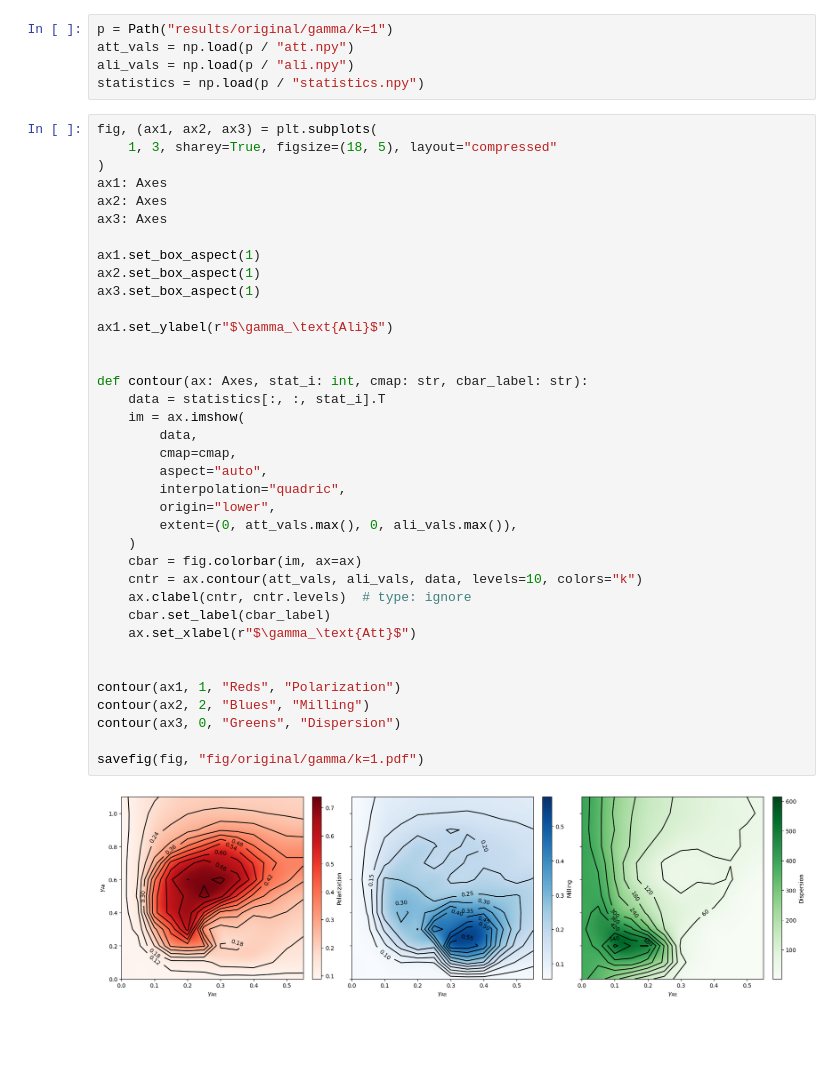
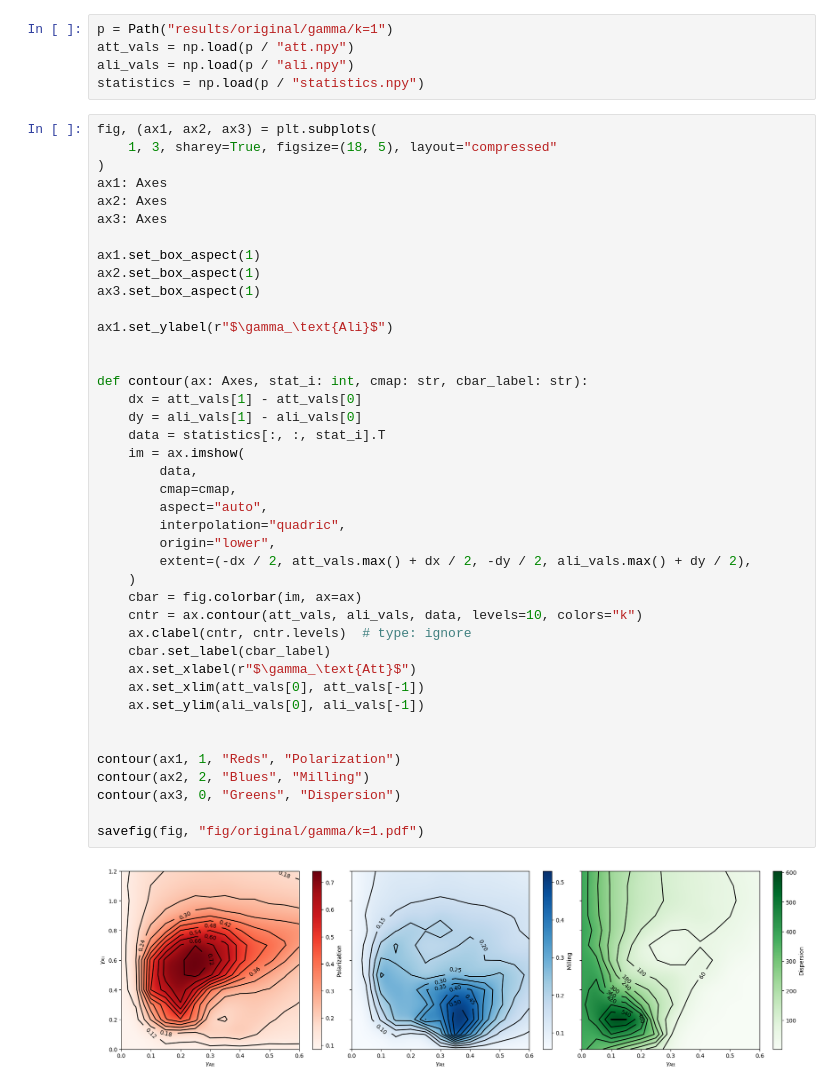
Before and after one commit to anzehocevar/SkupinskoVedenje_skupinaD, a Jupyter notebook: notebooks/fish_model_original.ipynb, the cells around one changed output. Saved outputs shown, nothing was run; the diff lists cells and outputs as text; blank space fills up the shorter version.

Commit message:
Fix gamma range and plot background offset

```diff
--- a/notebooks/fish_model_original.ipynb
+++ b/notebooks/fish_model_original.ipynb
@@ -69,32 +68,36 @@ ax3: Axes
 
 ax1.set_box_aspect(1)
 ax2.set_box_aspect(1)
 ax3.set_box_aspect(1)
 
 ax1.set_ylabel(r"$\gamma_\text{Ali}$")
 
 
 def contour(ax: Axes, stat_i: int, cmap: str, cbar_label: str):
+    dx = att_vals[1] - att_vals[0]
+    dy = ali_vals[1] - ali_vals[0]
     data = statistics[:, :, stat_i].T
     im = ax.imshow(
         data,
         cmap=cmap,
         aspect="auto",
         interpolation="quadric",
         origin="lower",
-        extent=(0, att_vals.max(), 0, ali_vals.max()),
+        extent=(-dx / 2, att_vals.max() + dx / 2, -dy / 2, ali_vals.max() + dy / 2),
     )
     cbar = fig.colorbar(im, ax=ax)
     cntr = ax.contour(att_vals, ali_vals, data, levels=10, colors="k")
     ax.clabel(cntr, cntr.levels)  # type: ignore
     cbar.set_label(cbar_label)
     ax.set_xlabel(r"$\gamma_\text{Att}$")
+    ax.set_xlim(att_vals[0], att_vals[-1])
+    ax.set_ylim(ali_vals[0], ali_vals[-1])
 
 
 contour(ax1, 1, "Reds", "Polarization")
 contour(ax2, 2, "Blues", "Milling")
 contour(ax3, 0, "Greens", "Dispersion")
 
 savefig(fig, "fig/original/gamma/k=1.pdf")
 # %% [output]
-[figure, old version]
+[figure, new version]
```
Also changed, not shown: parts of 1 cell of this notebook, 4 other files.
